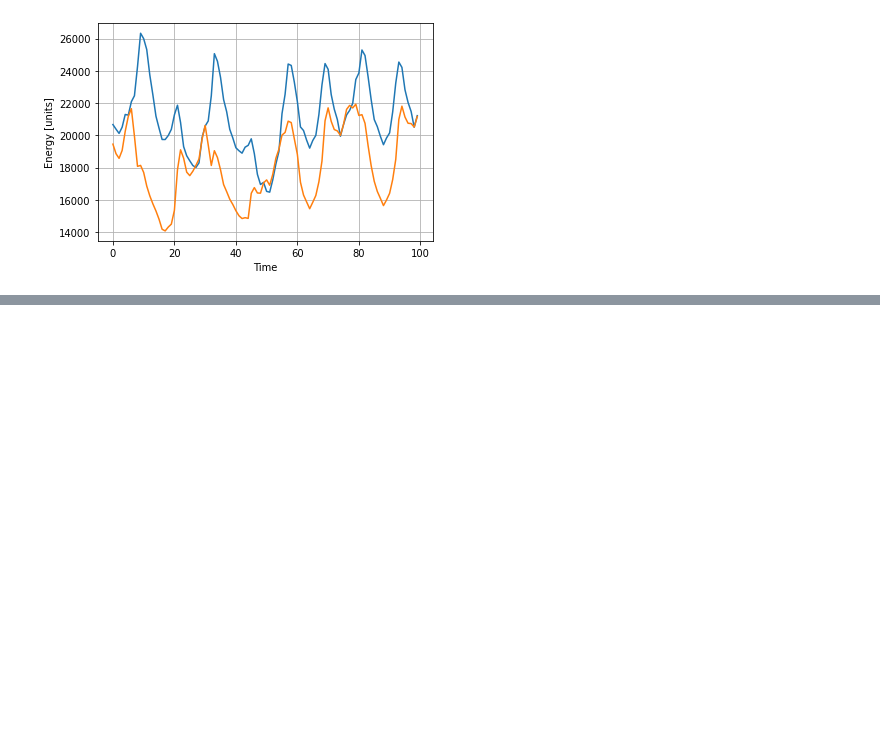
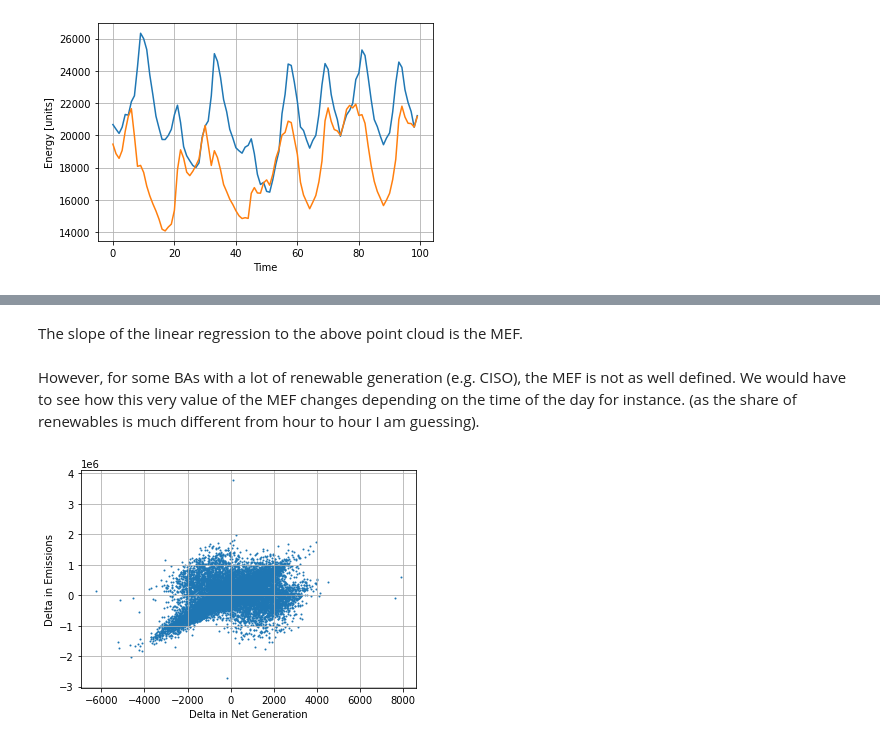
Before and after one commit to degleris1/DynamicMarginalEmissions.jl, a Jupyter notebook: notebooks/gridemissions.ipynb, the cells around one changed output, grey strips where cells are left out. Saved outputs shown, nothing was run; the diff lists cells and outputs as text; code cells hidden in the pictures; blank space fills up the shorter version.

```diff
--- a/notebooks/gridemissions.ipynb
+++ b/notebooks/gridemissions.ipynb
@@ -366,0 +279,4 @@ plt.plot(df['CISO'].values)
+# %% [markdown]
+The slope of the linear regression to the above point cloud is the MEF.
+# %% [markdown]
+However, for some BAs with a lot of renewable generation (e.g. CISO), the MEF is not as well defined. We would have to see how this very value of the MEF changes depending on the time of the day for instance. (as the share of renewables is much different from hour to hour I am guessing).
@@ -366,0 +285,22 @@ plt.plot(df['CISO'].values)
+# %%
+# D_col = f'EBA.{ba}-ALL.D.H'
+# TI_col = f'EBA.{ba}-ALL.TI.H'
+NG_elec_col = f'EBA.{ba}-ALL.NG.H'
+NG_co2_col = f'CO2_{ba}_NG'
+
+ba_NG = df_elec[NG_elec_col]
+ba_co2 = df_co2[NG_co2_col]
+
+idx = ba_NG.index.intersection(ba_co2.index)
+
+ba_NG = ba_NG.loc[idx]
+ba_co2 = ba_co2.loc[idx]
+ba_NG = ba_NG.diff()
+ba_co2 = ba_co2.diff()
+# %%
+plt.scatter(ba_NG, ba_co2, s=1)
+plt.xlabel("Delta in Net Generation")
+plt.ylabel('Delta in Emissions')
+plt.grid()
+# %% [output]
+[figure, added]
```
Also changed, not shown: parts of 47 cells of this notebook.
